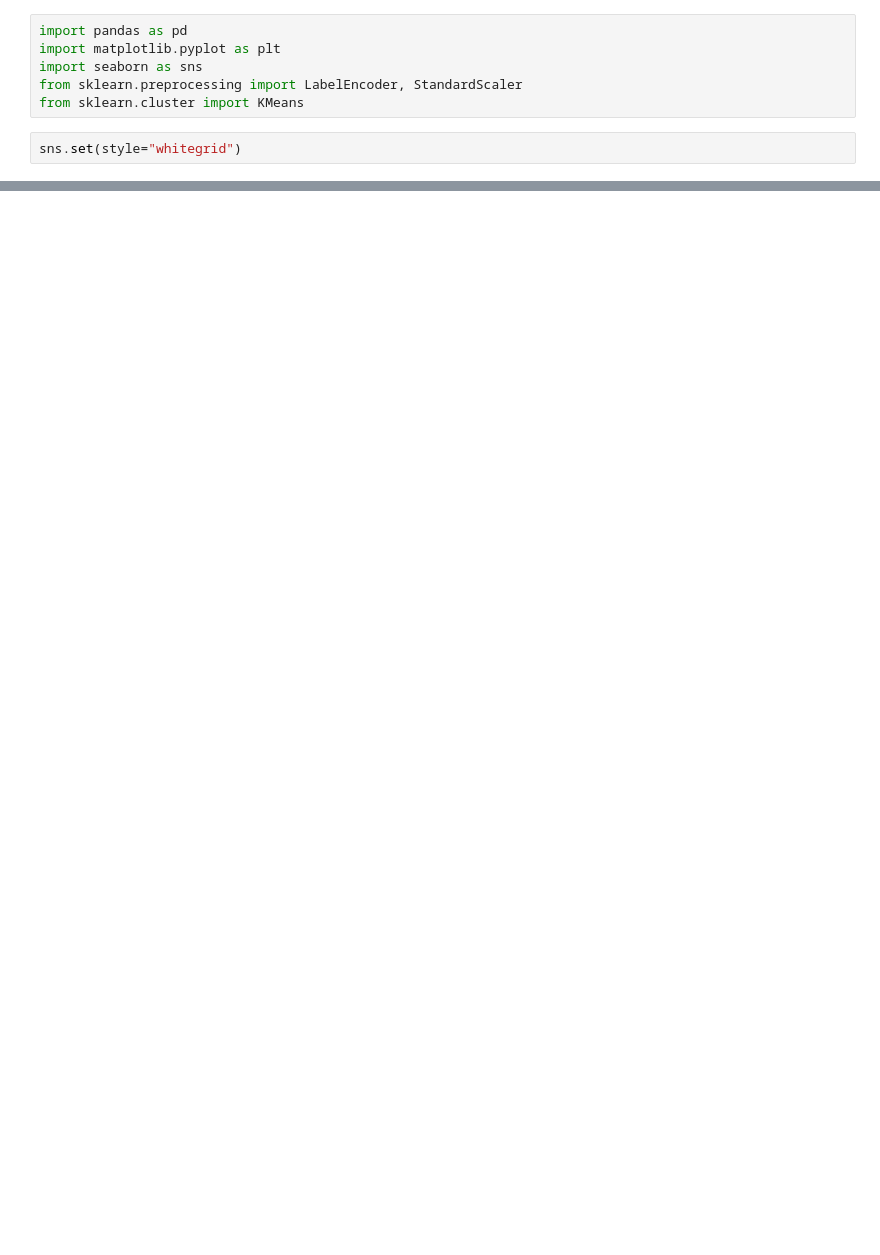
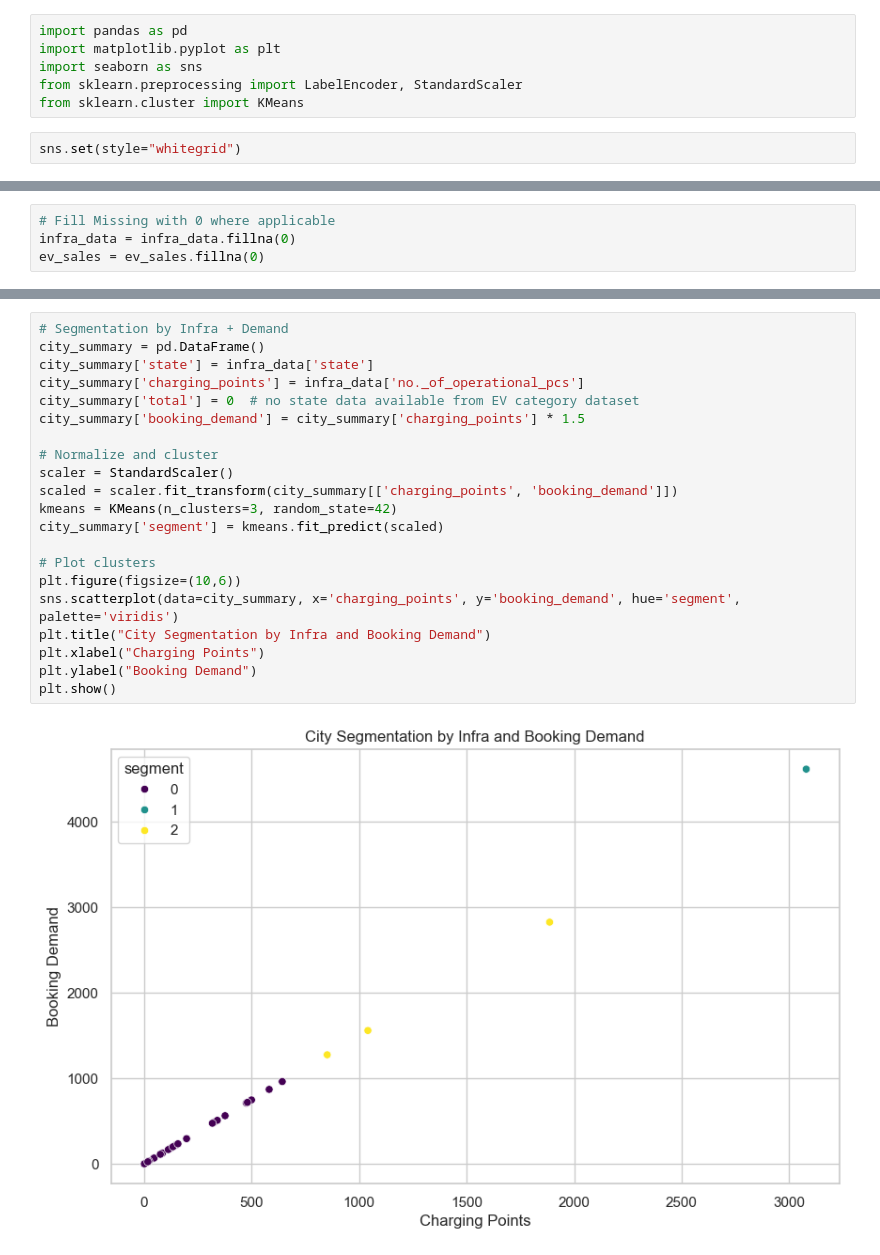
Before and after one commit to VisionExpo/EV-Market-Segmentation, a Jupyter notebook: notebooks/EV_Booking_Segmentation.ipynb, the cells around one changed output, grey strips where cells are left out. Cells and saved outputs as stored; diff of their text form; blank space fills up the shorter version.

```diff
--- a/notebooks/EV_Booking_Segmentation.ipynb
+++ b/notebooks/EV_Booking_Segmentation.ipynb
@@ -14,0 +55,4 @@ booking_data = pd.read_csv("C:/Vishal/EV-Market-Segmentation/data/raw/OLA Bookin
+# %%
+# Fill Missing with 0 where applicable
+infra_data = infra_data.fillna(0)
+ev_sales = ev_sales.fillna(0)
@@ -14,0 +119,23 @@ booking_data = pd.read_csv("C:/Vishal/EV-Market-Segmentation/data/raw/OLA Bookin
+# %%
+# Segmentation by Infra + Demand
+city_summary = pd.DataFrame()
+city_summary['state'] = infra_data['state']
+city_summary['charging_points'] = infra_data['no._of_operational_pcs']
+city_summary['total'] = 0  # no state data available from EV category dataset
+city_summary['booking_demand'] = city_summary['charging_points'] * 1.5
+
+# Normalize and cluster
+scaler = StandardScaler()
+scaled = scaler.fit_transform(city_summary[['charging_points', 'booking_demand']])
+kmeans = KMeans(n_clusters=3, random_state=42)
+city_summary['segment'] = kmeans.fit_predict(scaled)
+
+# Plot clusters
+plt.figure(figsize=(10,6))
+sns.scatterplot(data=city_summary, x='charging_points', y='booking_demand', hue='segment', palette='viridis')
+plt.title("City Segmentation by Infra and Booking Demand")
+plt.xlabel("Charging Points")
+plt.ylabel("Booking Demand")
+plt.show()
+# %% [output]
+[figure, added]
```
Also changed, not shown: parts of 8 cells of this notebook, 1 other file.
